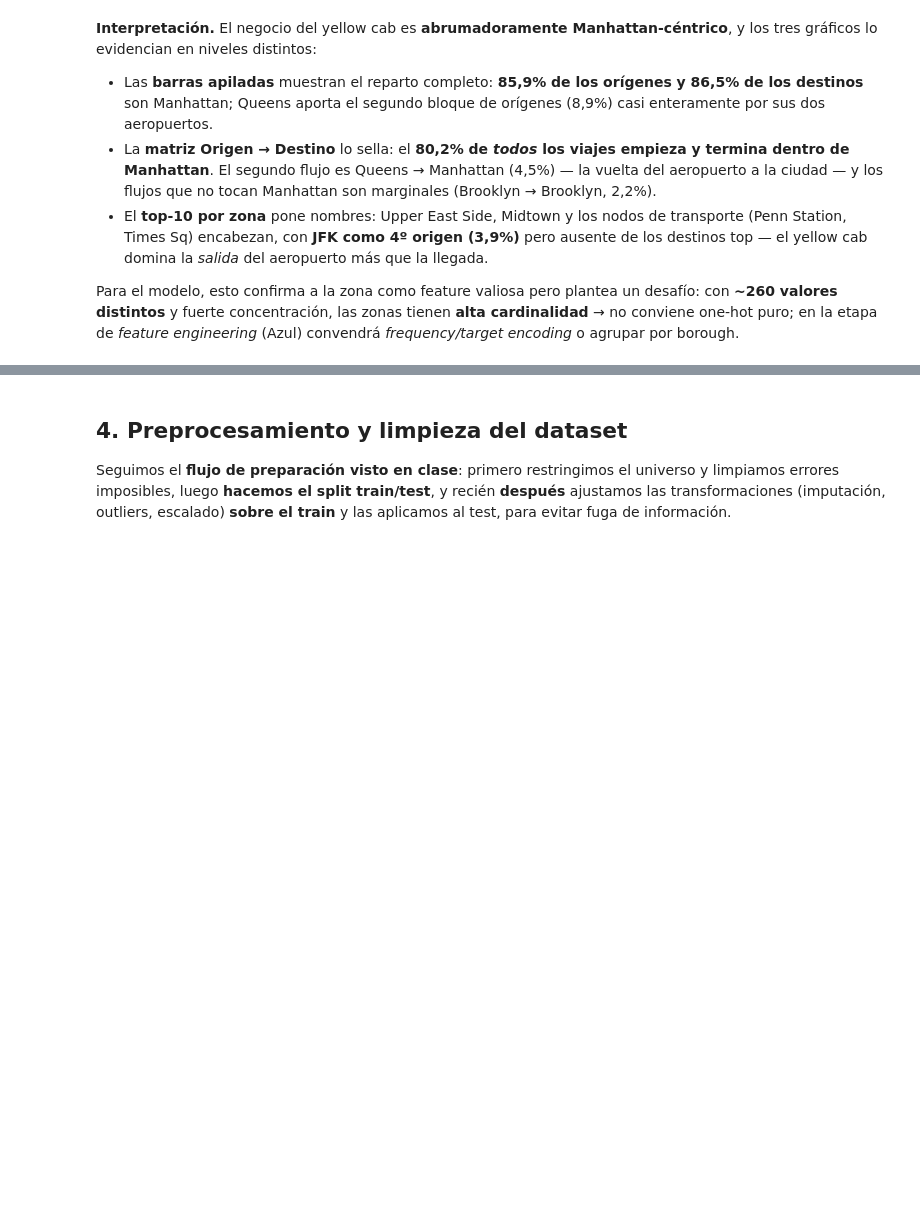
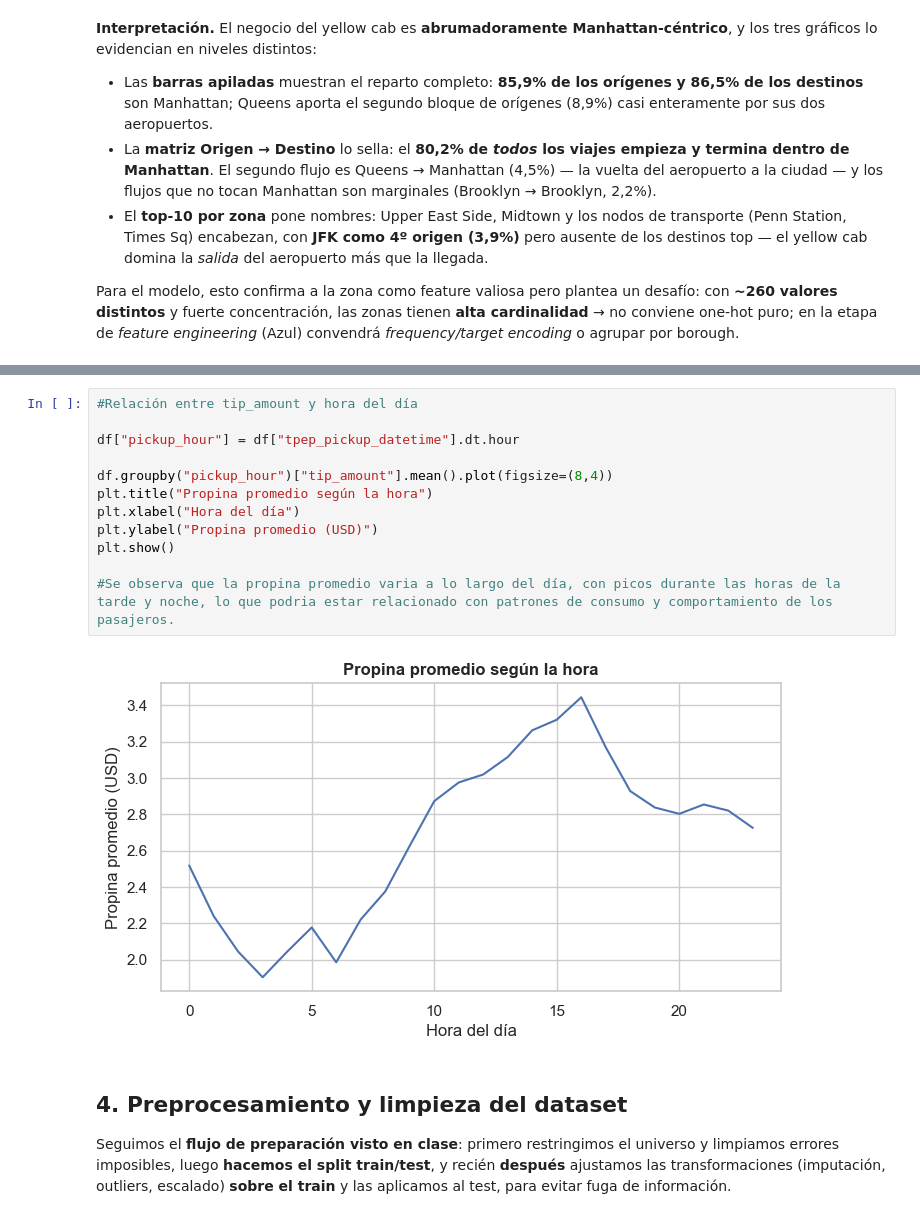
Before and after one commit to nmoguilner/ceia_add, a Jupyter notebook: tp_grupal_eda_planA_propina.ipynb, the cells around one changed output, grey strips where cells are left out. Saved outputs shown, nothing was run; the diff lists cells and outputs as text; blank space fills up the shorter version.

```diff
--- a/tp_grupal_eda_planA_propina.ipynb
+++ b/tp_grupal_eda_planA_propina.ipynb
@@ -928,3 +886,17 @@ No charge      12842             0.03       0.00             0.32
+# %%
+#Relación entre tip_amount y hora del día
+
+df["pickup_hour"] = df["tpep_pickup_datetime"].dt.hour
+
+df.groupby("pickup_hour")["tip_amount"].mean().plot(figsize=(8,4))
+plt.title("Propina promedio según la hora")
+plt.xlabel("Hora del día")
+plt.ylabel("Propina promedio (USD)")
+plt.show()
+
+#Se observa que la propina promedio varia a lo largo del día, con picos durante las horas de la tarde y noche, lo que podria estar relacionado con patrones de consumo y comportamiento de los pasajeros.
+# %% [output]
+[figure, added]
 # %% [markdown]
 ## 4. Preprocesamiento y limpieza del dataset
 
```
Also changed, not shown: parts of 13 cells of this notebook.
